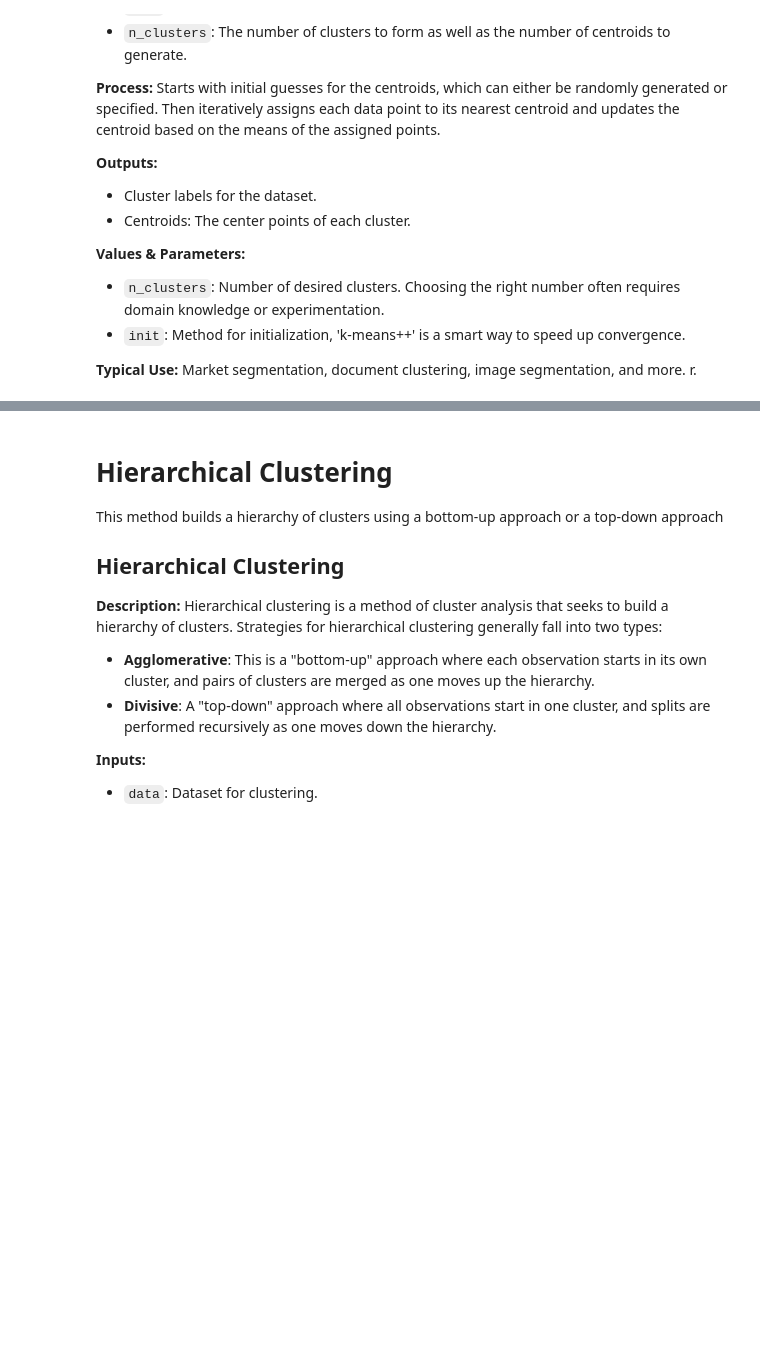
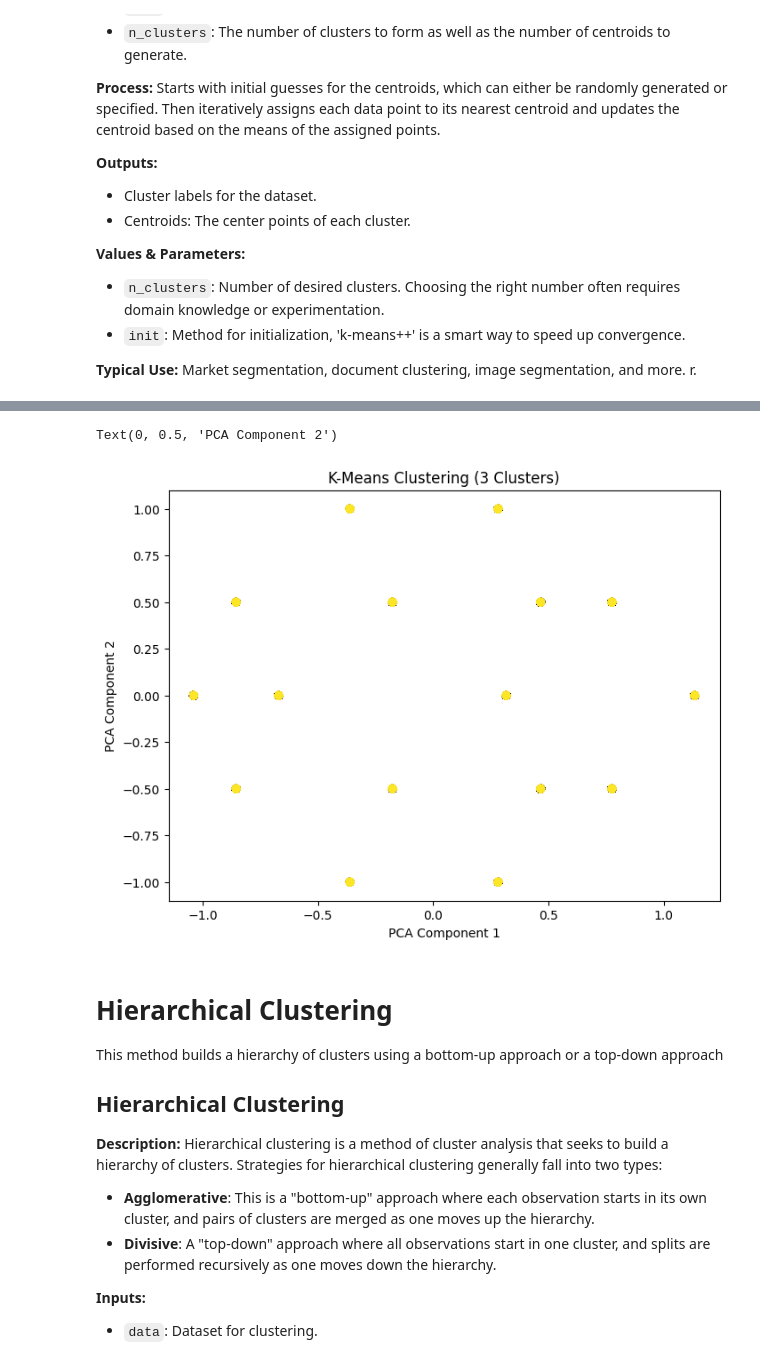
Before and after one commit to narendranathe/BUS5730, a Jupyter notebook: unsupervised-learning.ipynb, the cells around one changed output, grey strips where cells are left out. Drawn from its saved outputs; the diff is of its cells as text; code cells hidden in the pictures; blank space fills up the shorter version.

```diff
--- a/unsupervised-learning.ipynb
+++ b/unsupervised-learning.ipynb
@@ -221,3 +225,19 @@ k=7 - Silhouette Score: 0.07209877649214327
+# %%
+# Apply K-Means clustering for 3 clusters
+kmeans = KMeans(n_clusters=3, random_state=2, n_init =10)
+clusters = kmeans.fit_predict(data_pca)
+
+# Plot with colormap
+plt.figure(figsize=(8, 6))  # Optional: Adjust figure size for better visualization
+plt.scatter(data_pca[:, 0], data_pca[:, 1],c=clusters, alpha=0.5, cmap='viridis')
+
+# Plot
+plt.title('K-Means Clustering (3 Clusters)')
+plt.xlabel('PCA Component 1')
+plt.ylabel('PCA Component 2')
+# %% [output]
+Text(0, 0.5, 'PCA Component 2')
+[figure, added]
 # %% [markdown]
 # Hierarchical Clustering
 
```
Also changed, not shown: parts of 5 cells of this notebook.
